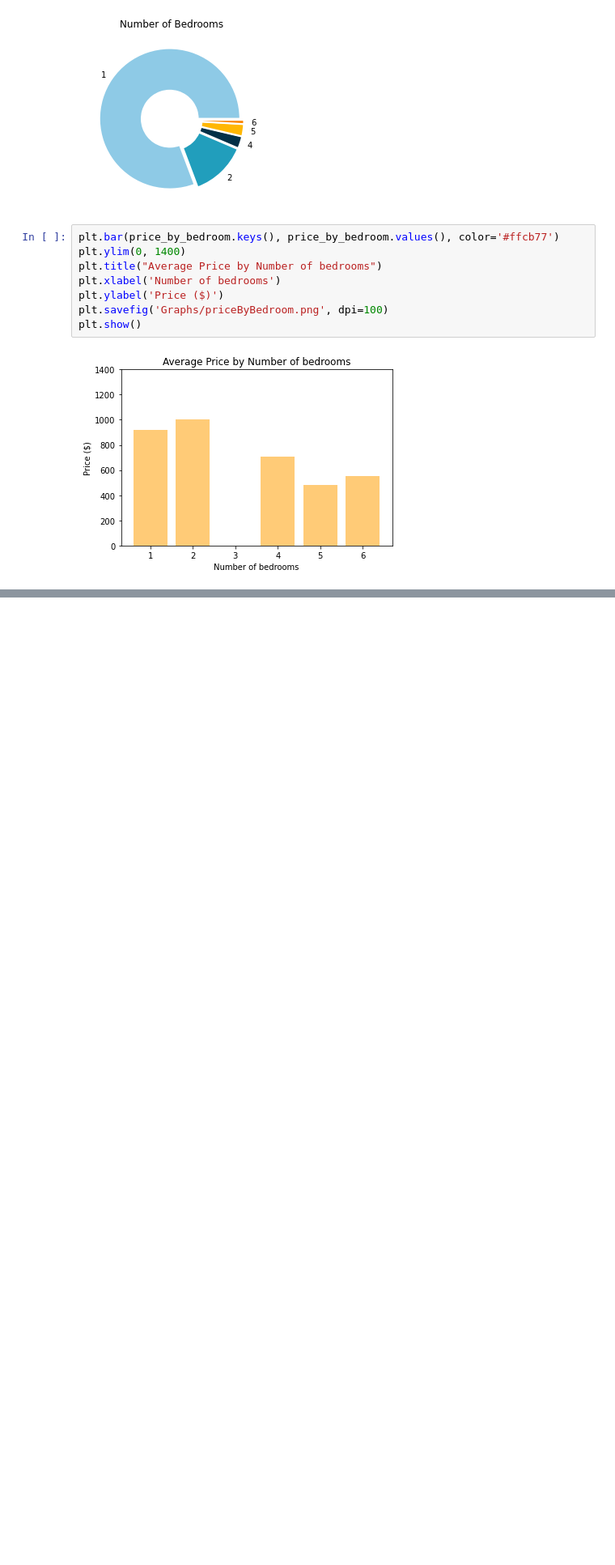
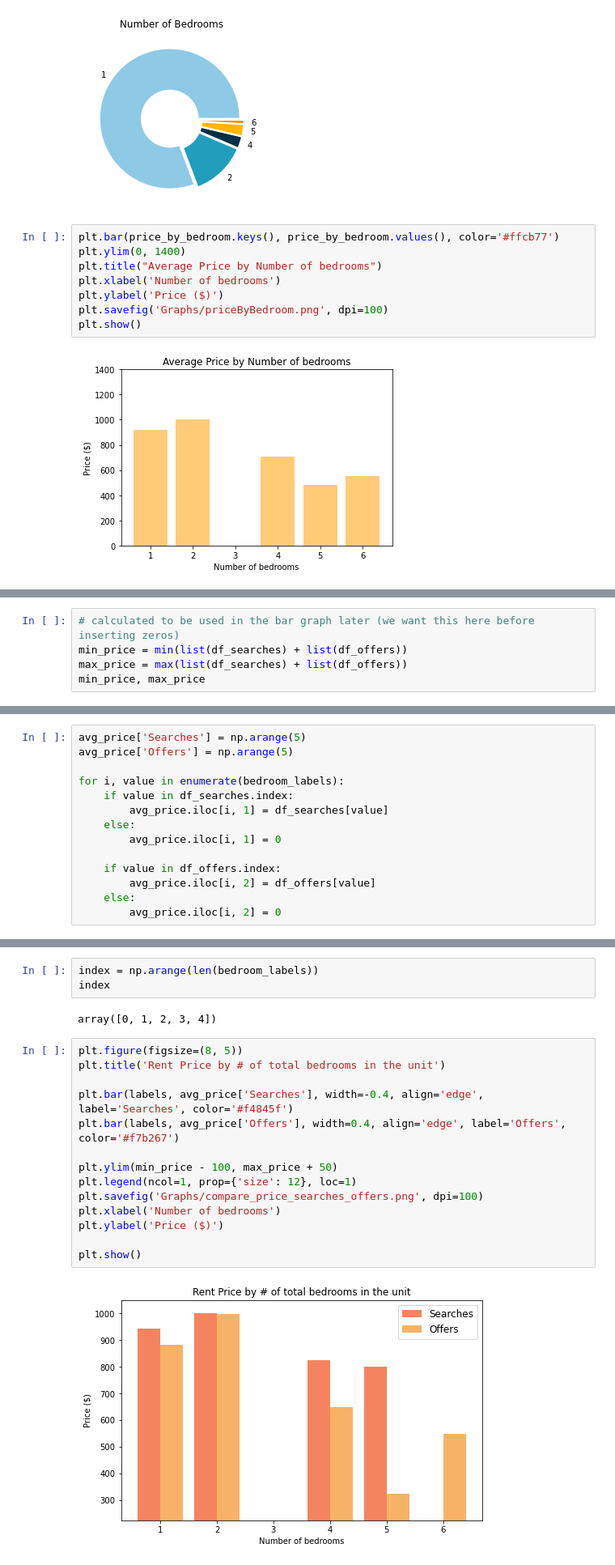
Before and after one commit to iriskimm/uw-student-housing, a Jupyter notebook: facebook_scraper.ipynb, the cells around one changed output, grey strips where cells are left out. Shown: that part at 81% size. Saved outputs shown, nothing was run; the diff lists cells and outputs as text; blank space fills up the shorter version.

```diff
--- a/facebook_scraper.ipynb
+++ b/facebook_scraper.ipynb
@@ -356,0 +303,5 @@ plt.show()
+# %%
+# calculated to be used in the bar graph later (we want this here before inserting zeros)
+min_price = min(list(df_searches) + list(df_offers))
+max_price = max(list(df_searches) + list(df_offers))
+min_price, max_price
@@ -356,0 +310,14 @@ plt.show()
+# %%
+avg_price['Searches'] = np.arange(5)
+avg_price['Offers'] = np.arange(5)
+
+for i, value in enumerate(bedroom_labels):
+    if value in df_searches.index:
+        avg_price.iloc[i, 1] = df_searches[value]
+    else:
+        avg_price.iloc[i, 1] = 0
+
+    if value in df_offers.index:
+        avg_price.iloc[i, 2] = df_offers[value]
+    else:
+        avg_price.iloc[i, 2] = 0
@@ -356,0 +356,21 @@ plt.show()
+# %%
+index = np.arange(len(bedroom_labels))
+index
+# %% [output]
+array([0, 1, 2, 3, 4])
+# %%
+plt.figure(figsize=(8, 5))
+plt.title('Rent Price by # of total bedrooms in the unit')
+
+plt.bar(labels, avg_price['Searches'], width=-0.4, align='edge', label='Searches', color='#f4845f')
+plt.bar(labels, avg_price['Offers'], width=0.4, align='edge', label='Offers', color='#f7b267')
+
+plt.ylim(min_price - 100, max_price + 50)
+plt.legend(ncol=1, prop={'size': 12}, loc=1)
+plt.savefig('Graphs/compare_price_searches_offers.png', dpi=100)
+plt.xlabel('Number of bedrooms')
+plt.ylabel('Price ($)')
+
+plt.show()
+# %% [output]
+[figure, added]
```
Also changed, not shown: parts of 27 cells of this notebook, 1 other file.
